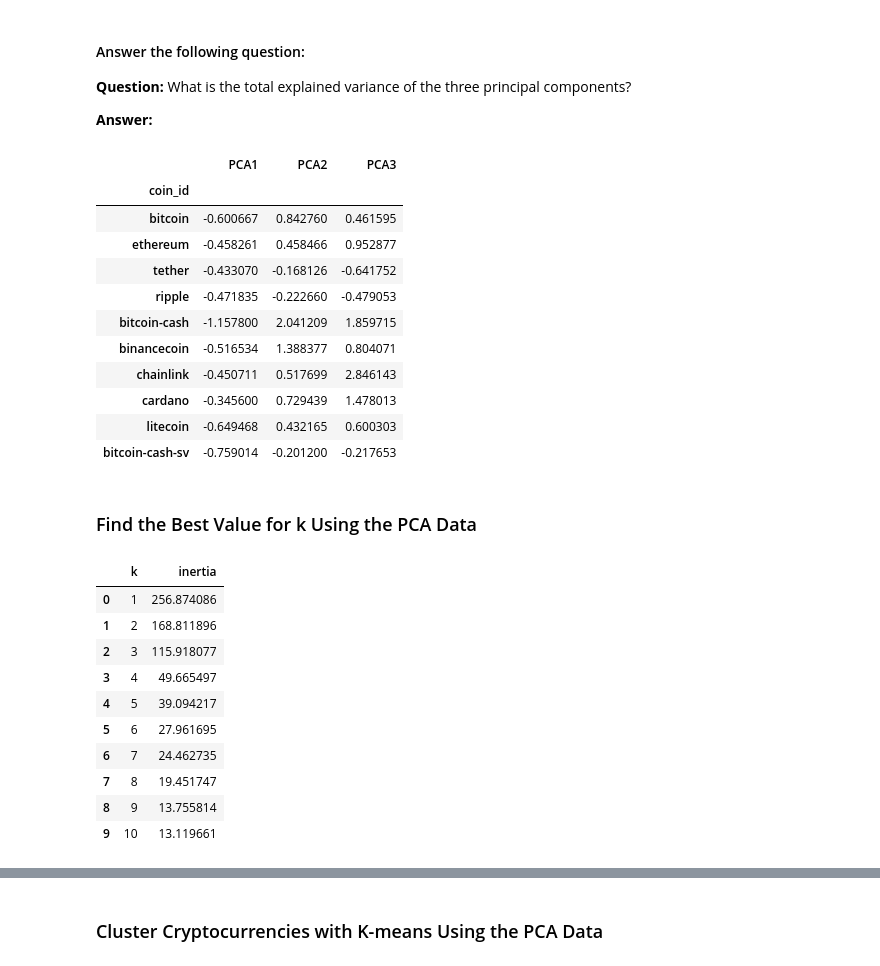
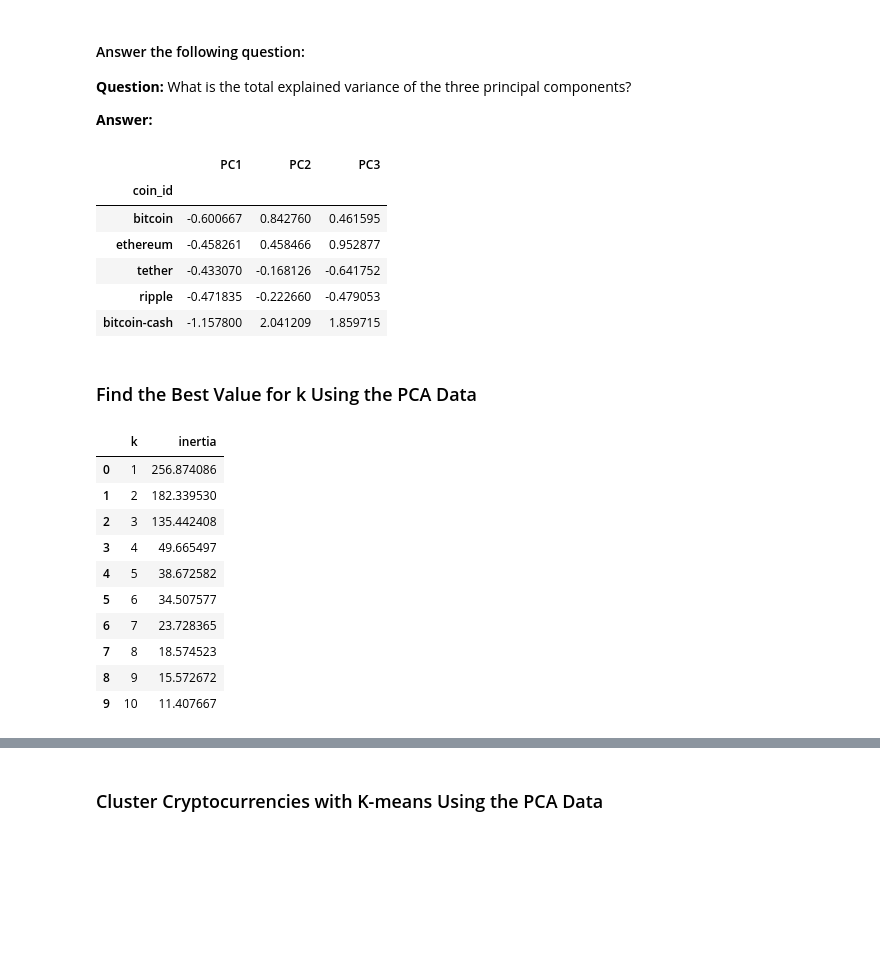
Before and after one commit to sppencerr/CryptoClustering, a Jupyter notebook: Crypto_Clustering_starter_code.ipynb, the cells around one changed output, grey strips where cells are left out. Drawn from its saved outputs; the diff is of its cells as text; code cells hidden in the pictures; blank space fills up the shorter version.

```diff
--- a/Crypto_Clustering_starter_code.ipynb
+++ b/Crypto_Clustering_starter_code.ipynb
@@ -180,7 +183,8 @@ clustered_scaled_df.plot.scatter(
 pca = PCA(n_components=3)
 # %%
 # Use the PCA model with `fit_transform` on the original scaled DataFrame to reduce to three principal components.
-
+pca_data = pca.fit_transform(scaled_market_data_df)
 
 # View the first five rows of the DataFrame.
+pd.DataFrame(pca_data, columns=["PC1", "PC2", "PC3"], index=scaled_market_data_df.index).head()
 # %% [output]
@@ -201,67 +209,64 @@ array([0.3719856 , 0.34700813, 0.17603793])
 **Answer:**
 # %%
 # Create a new DataFrame with the PCA data.
-
-
-# Creating a DataFrame with the PCA data
-
+pca_df = pd.DataFrame(pca_data, columns=["PC1", "PC2", "PC3"])
 
 # Copy the crypto names from the original data
-
+pca_df["coin_id"] = scaled_market_data_df.index
 
 # Set the coinid column as index
-
+pca_df = pca_df.set_index("coin_id")
 
 # Display sample data
+pca_df.head()
 # %% [output]
-|  | PCA1 | PCA2 | PCA3 |
+|  | PC1 | PC2 | PC3 |
 | coin_id |  |  |  |
 | bitcoin | -0.600667 | 0.842760 | 0.461595 |
 | ethereum | -0.458261 | 0.458466 | 0.952877 |
 | tether | -0.433070 | -0.168126 | -0.641752 |
 | ripple | -0.471835 | -0.222660 | -0.479053 |
 | bitcoin-cash | -1.157800 | 2.041209 | 1.859715 |
-| binancecoin | -0.516534 | 1.388377 | 0.804071 |
-| chainlink | -0.450711 | 0.517699 | 2.846143 |
-| cardano | -0.345600 | 0.729439 | 1.478013 |
-| litecoin | -0.649468 | 0.432165 | 0.600303 |
-| bitcoin-cash-sv | -0.759014 | -0.201200 | -0.217653 |
 # %% [markdown]
 ### Find the Best Value for k Using the PCA Data
 # %%
 # Create a list with the number of k-values to try
 # Use a range from 1 to 11
-
+k_values_pca = list(range(1, 11))
 
 # Create an empty list to store the inertia values
-
+inertia_pca = []
 
 # Create a for loop to compute the inertia with each possible value of k
 # Inside the loop:
 # 1. Create a KMeans model using the loop counter for the n_clusters
 # 2. Fit the model to the data using PCA DataFrame.
 # 3. Append the model.inertia_ to the inertia list
-
+for k in k_values_pca:
+    model = KMeans(n_clusters=k, random_state=1)
+    model.fit(pca_df)
+    inertia_pca.append(model.inertia_)
 
 # Create a dictionary with the data to plot the Elbow curve
-
+elbow_pca_data = {'k': k_values_pca, 'inertia': inertia_pca}
 
 # Create a DataFrame with the data to plot the Elbow curve
-
+elbow_pca_df = pd.DataFrame(elbow_pca_data)
 
 # Display the DataFrame
+elbow_pca_df
 # %% [output]
 |  | k | inertia |
 | 0 | 1 | 256.874086 |
-| 1 | 2 | 168.811896 |
-| 2 | 3 | 115.918077 |
+| 1 | 2 | 182.339530 |
+| 2 | 3 | 135.442408 |
 | 3 | 4 | 49.665497 |
-| 4 | 5 | 39.094217 |
-| 5 | 6 | 27.961695 |
-| 6 | 7 | 24.462735 |
-| 7 | 8 | 19.451747 |
-| 8 | 9 | 13.755814 |
-| 9 | 10 | 13.119661 |
+| 4 | 5 | 38.672582 |
+| 5 | 6 | 34.507577 |
+| 6 | 7 | 23.728365 |
+| 7 | 8 | 18.574523 |
+| 8 | 9 | 15.572672 |
+| 9 | 10 | 11.407667 |
 # %%
 # Plot a line chart with all the inertia values computed with
 # the different values of k to visually identify the optimal value for k.
```
Also changed, not shown: parts of 12 cells of this notebook.
